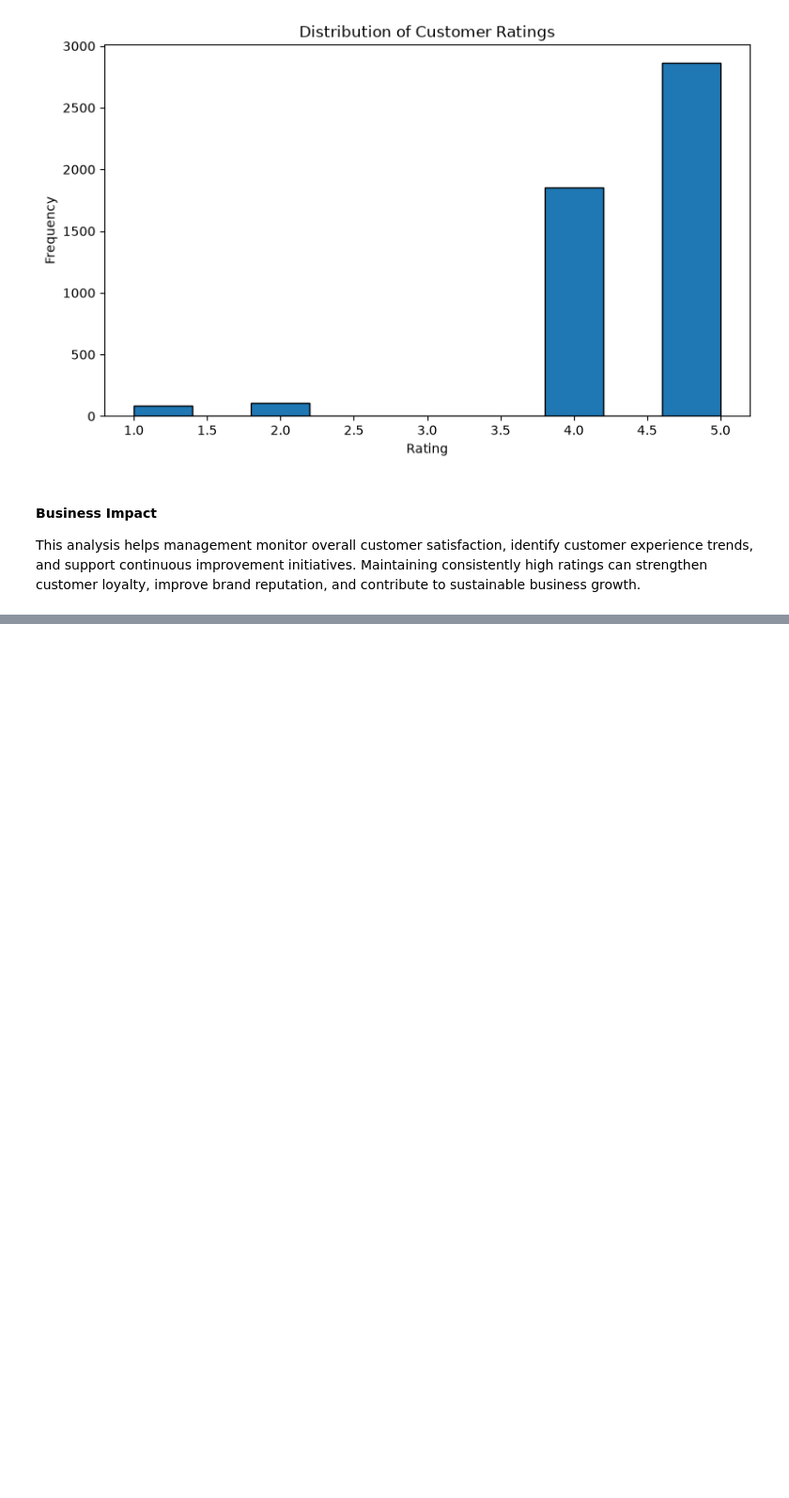
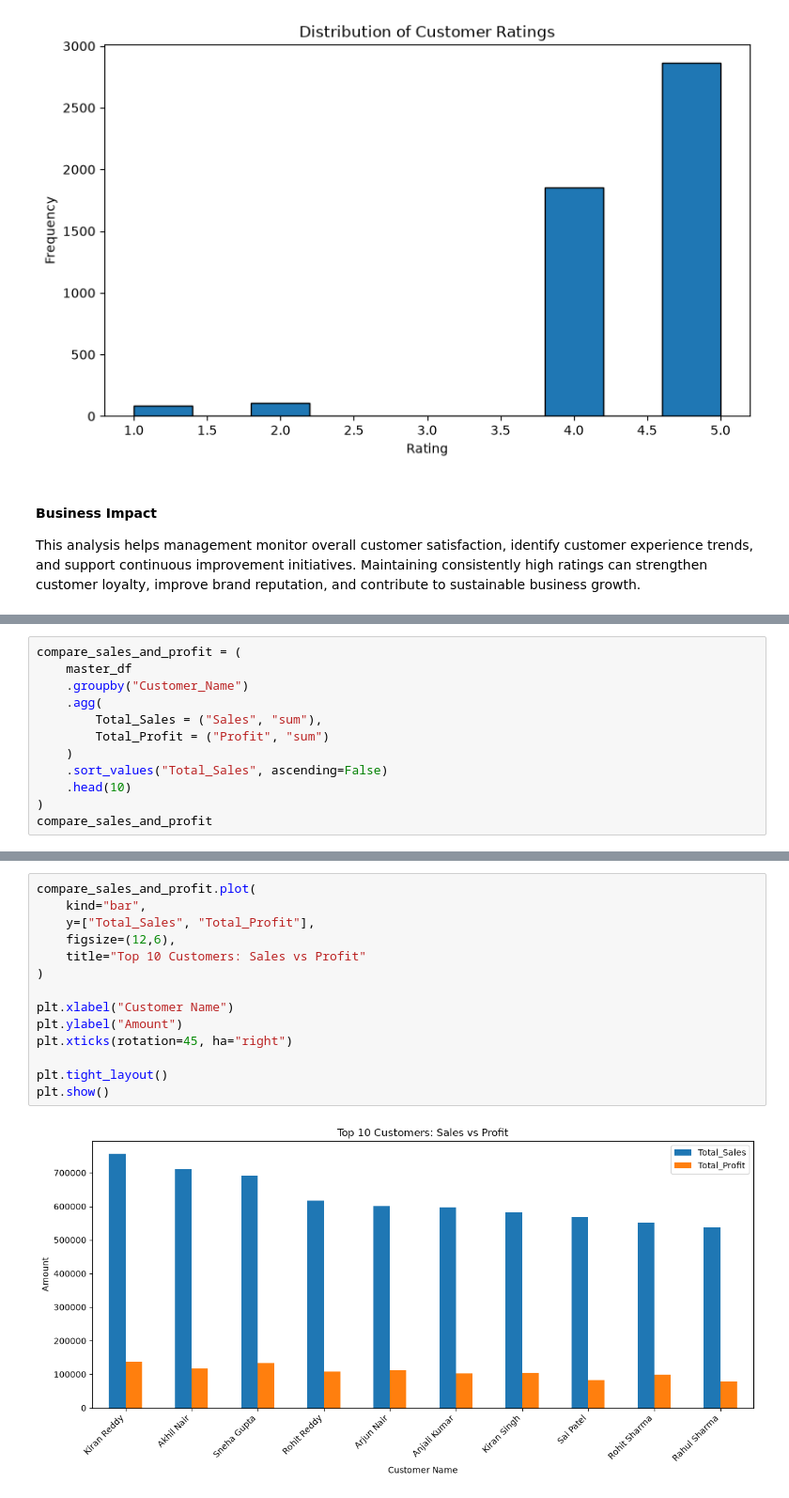
Before and after one commit to vindhya-akula/Retail-Sales-Intelligence-Dashboard, a Jupyter notebook: Retail_Sales_Analysis.ipynb, the cells around one changed output, grey strips where cells are left out. Shown at 94% size. Cells and saved outputs as stored; diff of their text form; blank space fills up the shorter version.

```diff
--- a/Retail_Sales_Analysis.ipynb
+++ b/Retail_Sales_Analysis.ipynb
@@ -1587,0 +1695,12 @@ This analysis helps management monitor overall customer satisfaction, identify c
+# %%
+compare_sales_and_profit = (
+    master_df
+    .groupby("Customer_Name")
+    .agg(
+        Total_Sales = ("Sales", "sum"),
+        Total_Profit = ("Profit", "sum")
+    )
+    .sort_values("Total_Sales", ascending=False)
+    .head(10)
+)
+compare_sales_and_profit
@@ -1587,0 +1720,16 @@ This analysis helps management monitor overall customer satisfaction, identify c
+# %%
+compare_sales_and_profit.plot(
+    kind="bar",
+    y=["Total_Sales", "Total_Profit"],
+    figsize=(12,6),
+    title="Top 10 Customers: Sales vs Profit"
+)
+
+plt.xlabel("Customer Name")
+plt.ylabel("Amount")
+plt.xticks(rotation=45, ha="right")
+
+plt.tight_layout()
+plt.show()
+# %% [output]
+[figure, added]
```
Also changed, not shown: parts of 72 cells of this notebook, 1 other file.
